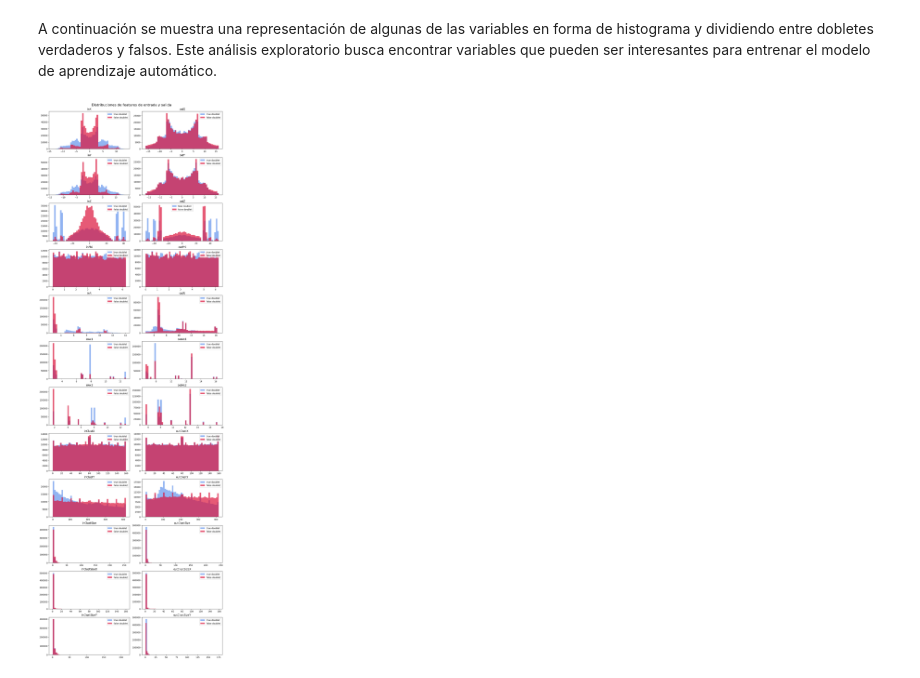
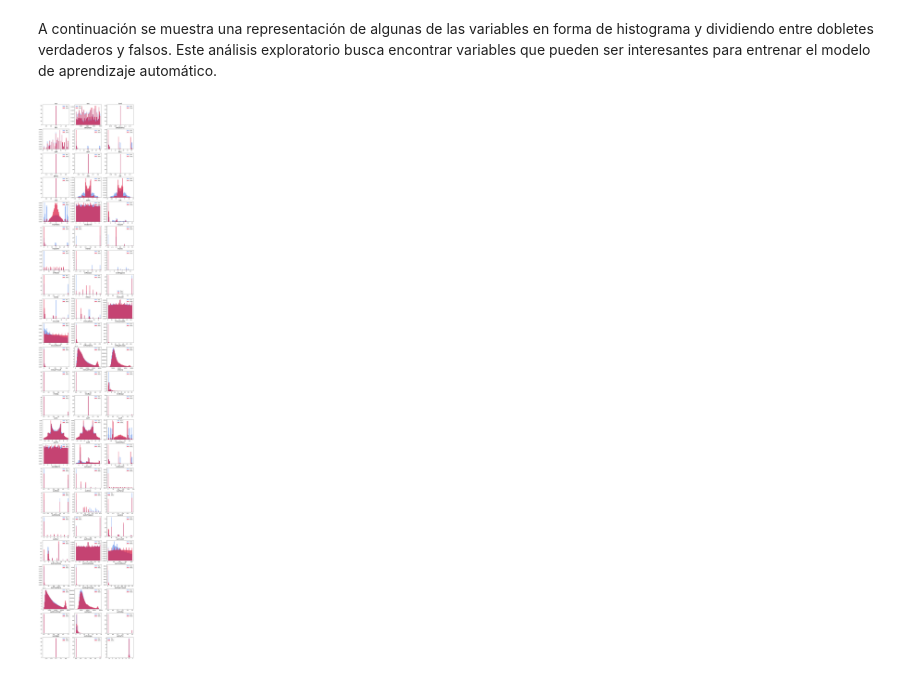
Before and after one commit to celiaglz/TFG-Dobletes, a Jupyter notebook: visualizacion-dobletes.ipynb, the cells around one changed output. Saved outputs shown, nothing was run; the diff lists cells and outputs as text; code cells hidden in the pictures.

```diff
--- a/visualizacion-dobletes.ipynb
+++ b/visualizacion-dobletes.ipynb
@@ -210,29 +210,26 @@ plt.show()
 ### Visualización de Variables
 # %% [markdown]
 A continuación se muestra una representación de algunas de las variables en forma de histograma y dividiendo entre dobletes verdaderos y falsos. Este análisis exploratorio busca encontrar variables que pueden ser interesantes para entrenar el modelo de aprendizaje automático.
-# %%
-features = ["X", "Y", "Z", "Phi", "R", "Ax1", "Ax2", "ClustX", "ClustY", "ClustSize", "ClustSizeX", "ClustSizeY"]
-n_features = len(features)
-fig, axs = plt.subplots(n_features, 2, figsize=(12, 3 * n_features), constrained_layout=True)
-
-for i, feat in enumerate (features):
-    in_col = 'in' + feat
-    out_col = 'out' + feat
-
-    axs[i, 0].hist(data_true[in_col], bins=50, alpha=0.7, label='true doublet', color='cornflowerblue')
-    axs[i, 0].hist(data_false[in_col], bins=50, alpha=0.7, label='false doublet',  color='crimson')
-    axs[i, 0].set_title(f'in{feat}')
-    axs[i, 0].legend()
-    #axs[i, 0].set_yscale("log")
-
-    axs[i, 1].hist(data_true[out_col], bins=50, alpha=0.7, label='true doublet',  color='cornflowerblue')
-    axs[i, 1].hist(data_false[out_col], bins=50, alpha=0.7, label='false doublet', color='crimson')
-    axs[i, 1].set_title(f'out{feat}')
-    axs[i, 1].legend()
-    #axs[i, 1].set_yscale("log")
-
-
-fig.suptitle('Distribuciones de features de entrada y salida', fontsize=16)
-plt.show()
-# %% [output]
-[figure, removed]
+# %%
+features = data_sample.select_dtypes(include='number').drop(columns=['label'])
+cols = features.columns
+n = len(cols)
+ncols = 3
+nrows = int(np.ceil(n / ncols))
+fig, axes = plt.subplots(nrows, ncols, figsize=(5*ncols, 4*nrows))
+axes = axes.flatten()
+
+for i, col in enumerate(cols):
+    ax = axes[i]
+    ax.hist(data_true[col], bins=50, alpha=0.7, label='True', color='cornflowerblue', density=True)
+    ax.hist(data_false[col], bins=50, alpha=0.7, label='False', color='crimson', density=True)
+    ax.set_title(col, fontsize=15)
+    ax.legend()
+
+for j in range(i + 1, len(axes)):
+    fig.delaxes(axes[j])
+
+plt.savefig('/kaggle/working/4.todasvariables.png')
+plt.show()
+# %% [output]
+[figure, added]
```
Also changed, not shown: parts of 2 cells of this notebook, 2 other files.
